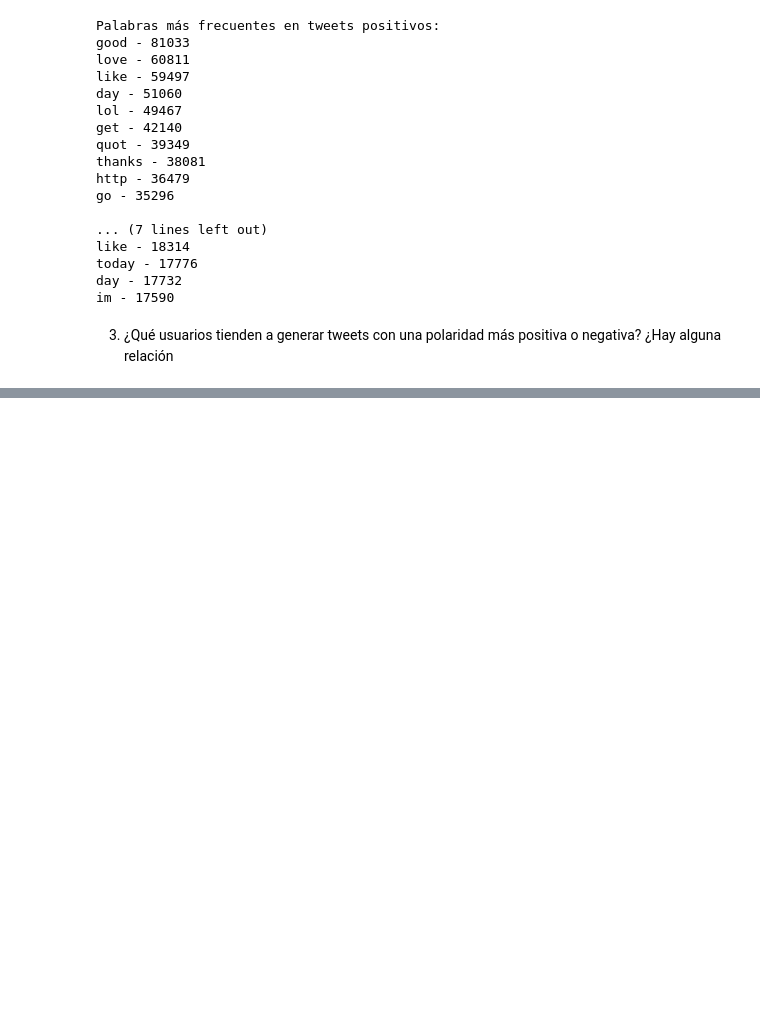
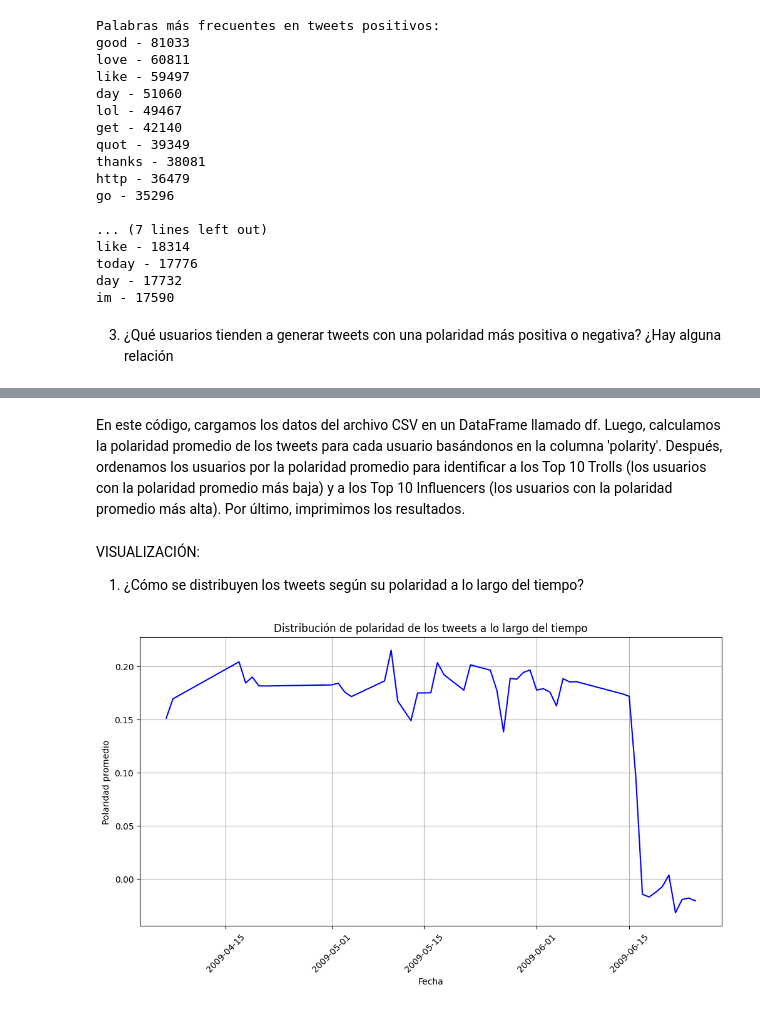
Before and after one commit to sebasfire3/Twitter, a Jupyter notebook: src/sebas_test2.ipynb, the cells around one changed output, grey strips where cells are left out. Saved outputs shown, nothing was run; the diff lists cells and outputs as text; code cells hidden in the pictures; blank space fills up the shorter version.

```diff
--- a/src/sebas_test2.ipynb
+++ b/src/sebas_test2.ipynb
@@ -773,0 +675,26 @@ KeyError: 'Latitude'
+# %% [markdown]
+En este código, cargamos los datos del archivo CSV en un DataFrame llamado df. Luego, calculamos la polaridad promedio de los tweets para cada usuario basándonos en la columna 'polarity'. Después, ordenamos los usuarios por la polaridad promedio para identificar a los Top 10 Trolls (los usuarios con la polaridad promedio más baja) y a los Top 10 Influencers (los usuarios con la polaridad promedio más alta). Por último, imprimimos los resultados.
+# %% [markdown]
+VISUALIZACIÓN:
+1. ¿Cómo se distribuyen los tweets según su polaridad a lo largo del tiempo?
+# %%
+import pandas as pd
+import matplotlib.pyplot as plt
+
+# Convertir la columna 'Fecha_tweet' a tipo datetime
+df2['Fecha_tweet'] = pd.to_datetime(df2['Fecha_tweet'])
+
+# Agrupar los tweets por fecha y calcular la polaridad promedio
+daily_polarity = df2.groupby(df2['Fecha_tweet'].dt.date)['polarity'].mean()
+
+# Crear el gráfico de línea
+plt.figure(figsize=(12, 6))
+plt.plot(daily_polarity.index, daily_polarity.values, color='blue')
+plt.title('Distribución de polaridad de los tweets a lo largo del tiempo')
+plt.xlabel('Fecha')
+plt.ylabel('Polaridad promedio')
+plt.xticks(rotation=45)
+plt.grid(True)
+plt.show()
+# %% [output]
+[figure, added]
```
Also changed, not shown: parts of 65 cells of this notebook.
